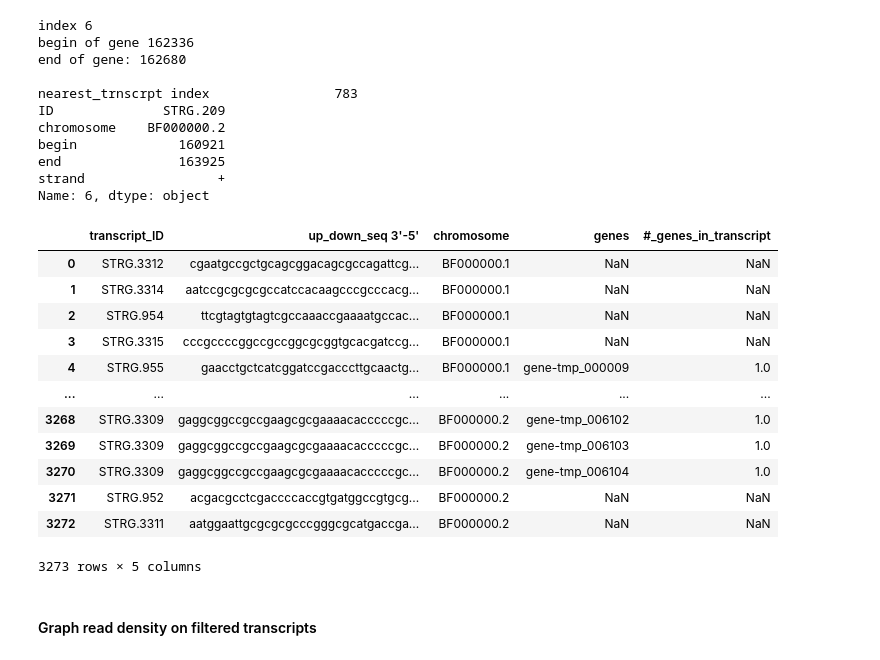
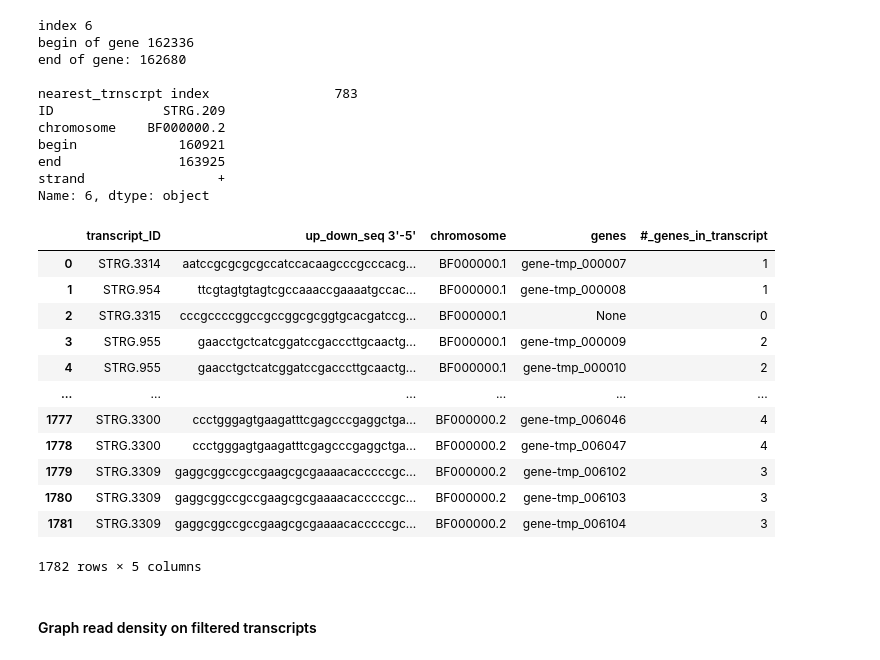
Before and after one commit to JonWinkelman/Eustaquio_epigenetics, a Jupyter notebook: project_1/filter_stringtie_results.ipynb, the cells around one changed output. Saved outputs shown, nothing was run; the diff lists cells and outputs as text; code cells hidden in the pictures.

Commit message:
added accessory data files etc

```diff
--- a/project_1/filter_stringtie_results.ipynb
+++ b/project_1/filter_stringtie_results.ipynb
@@ -137,7 +137,7 @@ tf.write_gff_from_seqobj(merged_nested_obj_dict,'merged_all.gff')
 # %%
 tf.extend_to_stopCodon('./merged_all.gff',path_to_gff)
 coverage_df = tf.make_coverage_df('./merged_all.gff')
-filtered_transcript_objs = tf.filter_transcripts('./merged_all.gff',path_to_gff,0,annot_type='gff' )
+filtered_transcript_objs = tf.filter_transcripts('./merged_all.gff',path_to_gff,20,annot_type='gff' )
 # %%
 tf.write_gff_from_seqobj(filtered_transcript_objs, 'merged_all_filtered_0.gff')
 # %% [markdown]
@@ -230,10 +230,3 @@ for contig in filtered_transcript_objs:
                                         contig,strand, tss, upstream, downstream)
 # %% [output]
 Could not return all of upstream sequence requested because reached beginning of contig.
-# %%
-df1 = pd.DataFrame(seqs.values(), seqs.keys())
-df2 = pd.DataFrame(contigs.values(), contigs.keys())
-df = pd.merge(df1,df2,how='inner', left_index=True, right_index=True)
-df.columns =["up_down_seq 3'-5'", 'chromosome']
-df.index.name = 'transcript_ID'
-df
@@ -317,9 +295,6 @@ def find_genes_in_transcript(path_trans_annots, path_to_gene_annots):
             #which transcript start site does this gene begin after
             index_insert = bisect.bisect_right(df_tran.loc[:,'begin'],gene.begin)-1
             nearest_transcript = df_tran.iloc[index_insert,:]
-            if gene.ID == 'gene-tmp_003663':
-                print(f'index {index_insert}\nbegin of gene {gene.begin}')
-                print(f'end of gene: {gene.end}\n\nnearest_trnscrpt {nearest_transcript}')
             if gene.begin>=nearest_transcript.begin and gene.begin<= nearest_transcript.end:
                 genes_in_transcript[nearest_transcript.ID].append(gene.ID)
     for contig in gene_annot_objs['-']:
@@ -336,3 +311,10 @@ def find_genes_in_transcript(path_trans_annots, path_to_gene_annots):
                 genes_in_transcript[nearest_transcript.ID].append(gene.ID)
 
     return genes_in_transcript
+# %%
+df1 = pd.DataFrame(seqs.values(), seqs.keys())
+df2 = pd.DataFrame(contigs.values(), contigs.keys())
+df_seqs= pd.merge(df1,df2,how='inner', left_index=True, right_index=True)
+df_seqs.columns =["up_down_seq 3'-5'", 'chromosome']
+df_seqs.index.name = 'transcript_ID'
+df_seqs
@@ -352,40 +349,44 @@ end               163925
 strand                 +
 Name: 6, dtype: object
 # %%
-df_seqs
 transcpt_list = []
 gene_list = []
 num_genes = []
 df_git =pd.DataFrame(genes_in_transcript.values(), genes_in_transcript.keys())
 for tnscpt, genes in genes_in_transcript.items():
-    if len(genes)>1:
+    if len(genes)>0:
         for gene in genes:
             transcpt_list.append(tnscpt)
             gene_list.append(gene)
-    num_genes=len(genes)
+            num_genes.append(len(genes))
+    else:
+        transcpt_list.append(tnscpt)
+        gene_list.append(None)
+        num_genes.append(0)
+
 
 
 df_tran_genes = pd.DataFrame()
 df_tran_genes['transcript_ID'] = transcpt_list
 df_tran_genes['genes'] = gene_list
 df_tran_genes['#_genes_in_transcript'] = num_genes
 df_seqs
 df_merge = pd.merge(df_seqs,df_tran_genes, how='outer', on='transcript_ID')
 df_merge
 # %% [output]
 |  | transcript_ID | up_down_seq 3'-5' | chromosome | genes | #_genes_in_transcript |
-| 0 | STRG.3312 | cgaatgccgctgcagcggacagcgccagattcg... | BF000000.1 | NaN | NaN |
-| 1 | STRG.3314 | aatccgcgcgcgccatccacaagcccgcccacg... | BF000000.1 | NaN | NaN |
-| 2 | STRG.954 | ttcgtagtgtagtcgccaaaccgaaaatgccac... | BF000000.1 | NaN | NaN |
-| 3 | STRG.3315 | cccgccccggccgccggcgcggtgcacgatccg... | BF000000.1 | NaN | NaN |
-| 4 | STRG.955 | gaacctgctcatcggatccgacccttgcaactg... | BF000000.1 | gene-tmp_000009 | 1.0 |
+| 0 | STRG.3314 | aatccgcgcgcgccatccacaagcccgcccacg... | BF000000.1 | gene-tmp_000007 | 1 |
+| 1 | STRG.954 | ttcgtagtgtagtcgccaaaccgaaaatgccac... | BF000000.1 | gene-tmp_000008 | 1 |
+| 2 | STRG.3315 | cccgccccggccgccggcgcggtgcacgatccg... | BF000000.1 | None | 0 |
+| 3 | STRG.955 | gaacctgctcatcggatccgacccttgcaactg... | BF000000.1 | gene-tmp_000009 | 2 |
+| 4 | STRG.955 | gaacctgctcatcggatccgacccttgcaactg... | BF000000.1 | gene-tmp_000010 | 2 |
 | ... | ... | ... | ... | ... | ... |
-| 3268 | STRG.3309 | gaggcggccgccgaagcgcgaaaacacccccgc... | BF000000.2 | gene-tmp_006102 | 1.0 |
-| 3269 | STRG.3309 | gaggcggccgccgaagcgcgaaaacacccccgc... | BF000000.2 | gene-tmp_006103 | 1.0 |
-| 3270 | STRG.3309 | gaggcggccgccgaagcgcgaaaacacccccgc... | BF000000.2 | gene-tmp_006104 | 1.0 |
-| 3271 | STRG.952 | acgacgcctcgaccccaccgtgatggccgtgcg... | BF000000.2 | NaN | NaN |
-| 3272 | STRG.3311 | aatggaattgcgcgcgcccgggcgcatgaccga... | BF000000.2 | NaN | NaN |
+| 1777 | STRG.3300 | ccctgggagtgaagatttcgagcccgaggctga... | BF000000.2 | gene-tmp_006046 | 4 |
+| 1778 | STRG.3300 | ccctgggagtgaagatttcgagcccgaggctga... | BF000000.2 | gene-tmp_006047 | 4 |
+| 1779 | STRG.3309 | gaggcggccgccgaagcgcgaaaacacccccgc... | BF000000.2 | gene-tmp_006102 | 3 |
+| 1780 | STRG.3309 | gaggcggccgccgaagcgcgaaaacacccccgc... | BF000000.2 | gene-tmp_006103 | 3 |
+| 1781 | STRG.3309 | gaggcggccgccgaagcgcgaaaacacccccgc... | BF000000.2 | gene-tmp_006104 | 3 |
-3273 rows × 5 columns
+1782 rows × 5 columns
 # %% [markdown]
 #### Graph read density on filtered transcripts
 # %%
```
Also changed, not shown: parts of 2 cells of this notebook, 18 other files.
